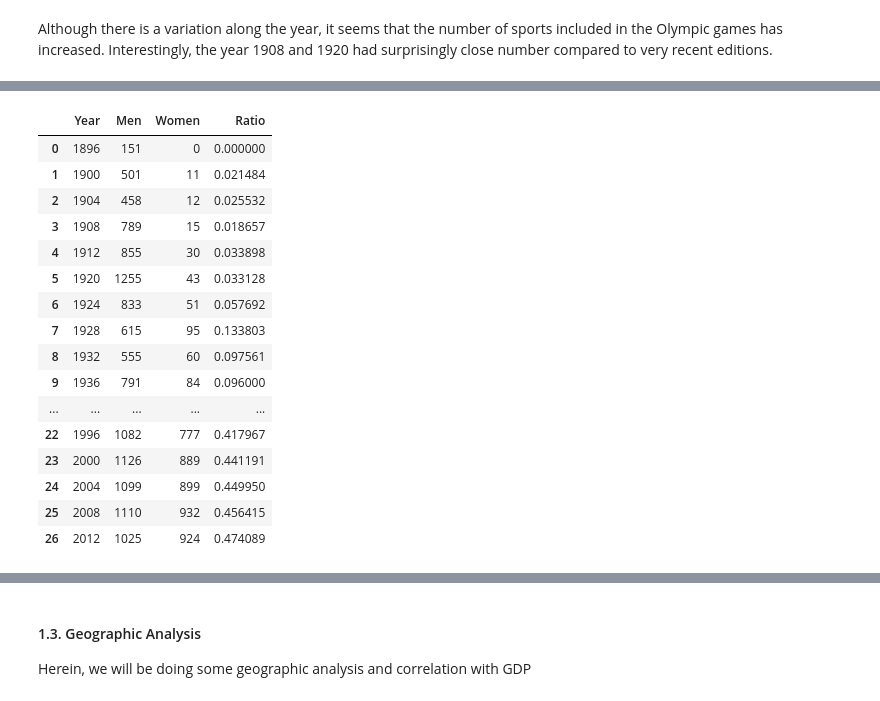
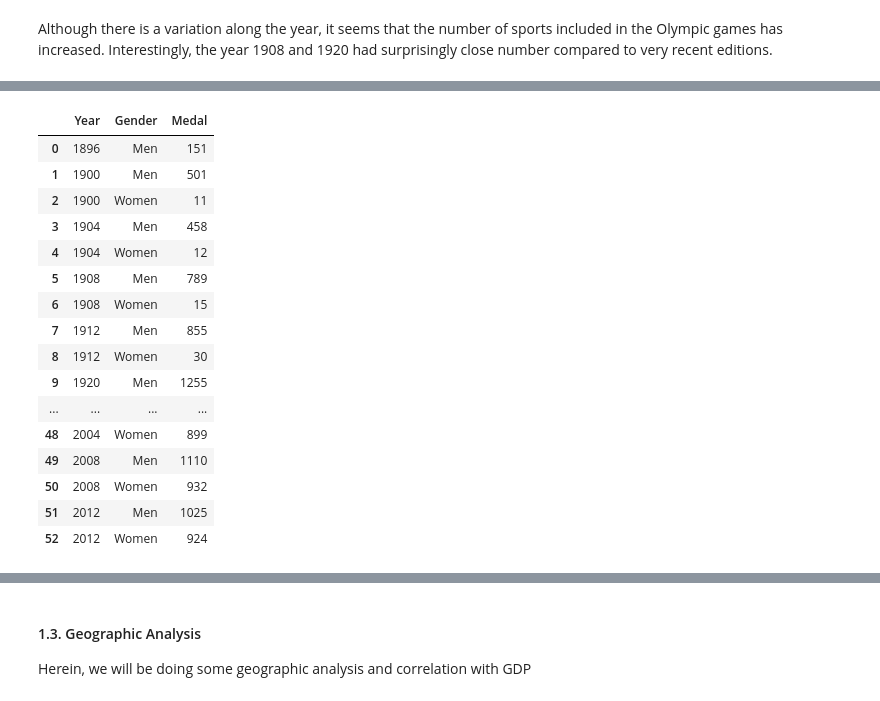
Before and after one commit to victorcruz90/Olympic-medals-analysis, a Jupyter notebook: Initial_data_understanding.ipynb, the cells around one changed output, grey strips where cells are left out. Saved outputs shown, nothing was run; the diff lists cells and outputs as text; code cells hidden in the pictures.

```diff
--- a/Initial_data_understanding.ipynb
+++ b/Initial_data_understanding.ipynb
@@ -118,22 +157,22 @@ sb_final
-# %%
-#Calculate the percentage of women medals and add to the subset
-sb_final['Ratio'] = sb_final["Women"]/(sb_final['Women']+sb_final['Men'])
-sb_final
-# %% [output]
-|  | Year | Men | Women | Ratio |
-| 0 | 1896 | 151 | 0 | 0.000000 |
-| 1 | 1900 | 501 | 11 | 0.021484 |
-| 2 | 1904 | 458 | 12 | 0.025532 |
-| 3 | 1908 | 789 | 15 | 0.018657 |
-| 4 | 1912 | 855 | 30 | 0.033898 |
-| 5 | 1920 | 1255 | 43 | 0.033128 |
-| 6 | 1924 | 833 | 51 | 0.057692 |
-| 7 | 1928 | 615 | 95 | 0.133803 |
-| 8 | 1932 | 555 | 60 | 0.097561 |
-| 9 | 1936 | 791 | 84 | 0.096000 |
-| ... | ... | ... | ... | ... |
-| 22 | 1996 | 1082 | 777 | 0.417967 |
-| 23 | 2000 | 1126 | 889 | 0.441191 |
-| 24 | 2004 | 1099 | 899 | 0.449950 |
-| 25 | 2008 | 1110 | 932 | 0.456415 |
-| 26 | 2012 | 1025 | 924 | 0.474089 |
+# %%
+#Lets creat a pivot table that havee year and gender as main hiera
+subset = pd.pivot_table(data_summer, index= ['Year', 'Gender'], values = 'Medal', aggfunc='count').reset_index()
+subset
+# %% [output]
+|  | Year | Gender | Medal |
+| 0 | 1896 | Men | 151 |
+| 1 | 1900 | Men | 501 |
+| 2 | 1900 | Women | 11 |
+| 3 | 1904 | Men | 458 |
+| 4 | 1904 | Women | 12 |
+| 5 | 1908 | Men | 789 |
+| 6 | 1908 | Women | 15 |
+| 7 | 1912 | Men | 855 |
+| 8 | 1912 | Women | 30 |
+| 9 | 1920 | Men | 1255 |
+| ... | ... | ... | ... |
+| 48 | 2004 | Women | 899 |
+| 49 | 2008 | Men | 1110 |
+| 50 | 2008 | Women | 932 |
+| 51 | 2012 | Men | 1025 |
+| 52 | 2012 | Women | 924 |
```
Also changed, not shown: parts of 17 cells of this notebook.
